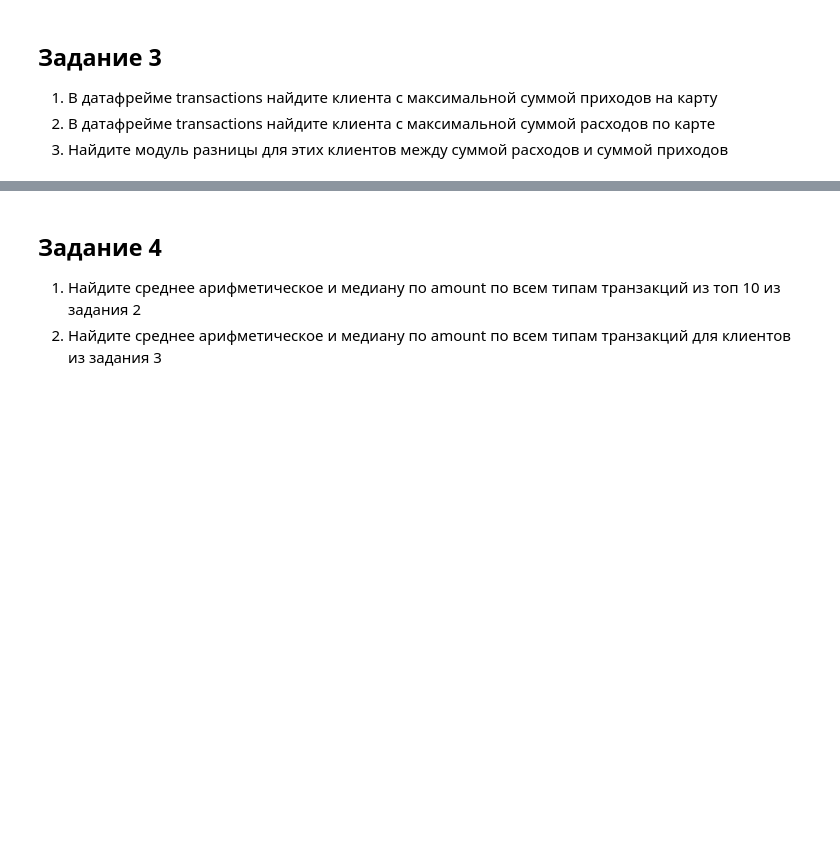
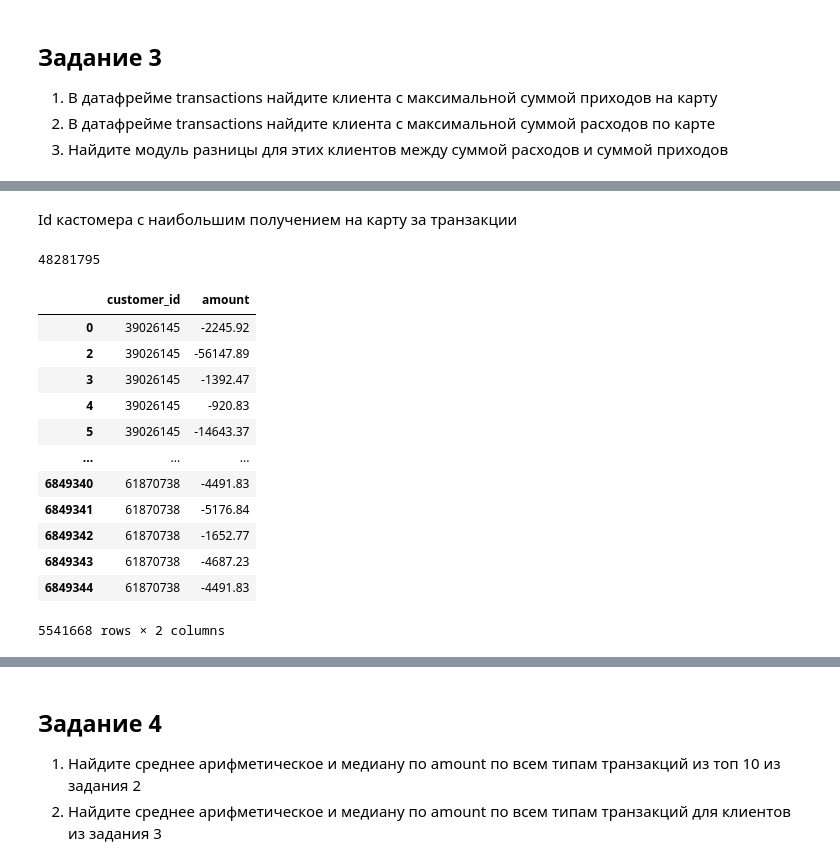
Before and after one commit to saripovdenis/ITMO-ML, a Jupyter notebook: Lab2/lab2.ipynb, the cells around one changed output, grey strips where cells are left out. Cells and saved outputs as stored; diff of their text form; code cells hidden in the pictures; blank space fills up the shorter version.

```diff
--- a/Lab2/lab2.ipynb
+++ b/Lab2/lab2.ipynb
@@ -275,0 +328,23 @@ get_most_popular_tr(sorted_array_of_tupples, 10)
+# %% [markdown]
+Id кастомера с наибольшим получением на карту за транзакции
+# %%
+df_customer_receive.tail(1).iloc[0].name
+# %% [output]
+48281795
+# %%
+df_customer_amount_negative = df_customer_amount.loc[df_customer_amount['amount'].apply(lambda x: True if x < 0 else False)]
+df_customer_amount_negative
+# %% [output]
+|  | customer_id | amount |
+| 0 | 39026145 | -2245.92 |
+| 2 | 39026145 | -56147.89 |
+| 3 | 39026145 | -1392.47 |
+| 4 | 39026145 | -920.83 |
+| 5 | 39026145 | -14643.37 |
+| ... | ... | ... |
+| 6849340 | 61870738 | -4491.83 |
+| 6849341 | 61870738 | -5176.84 |
+| 6849342 | 61870738 | -1652.77 |
+| 6849343 | 61870738 | -4687.23 |
+| 6849344 | 61870738 | -4491.83 |
+5541668 rows × 2 columns
```
Also changed, not shown: parts of 8 cells of this notebook.
